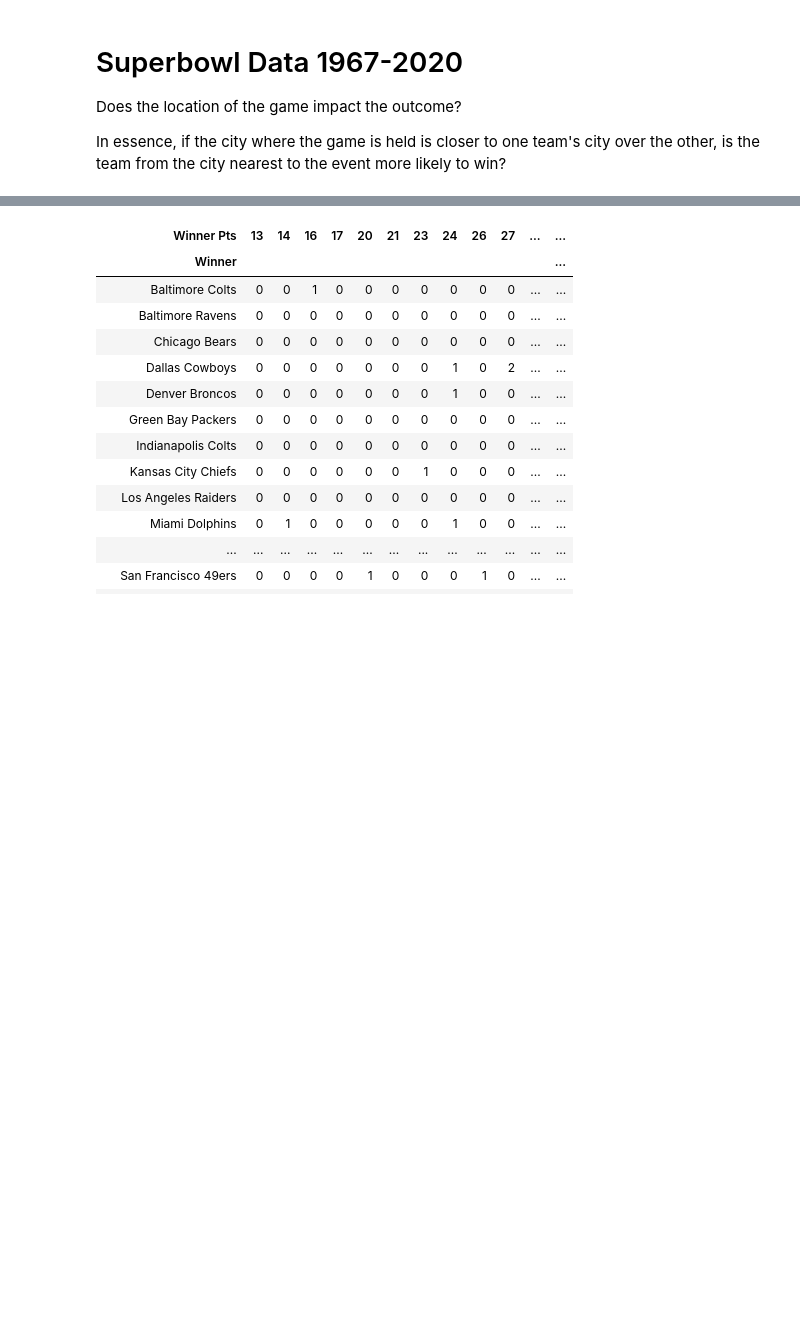
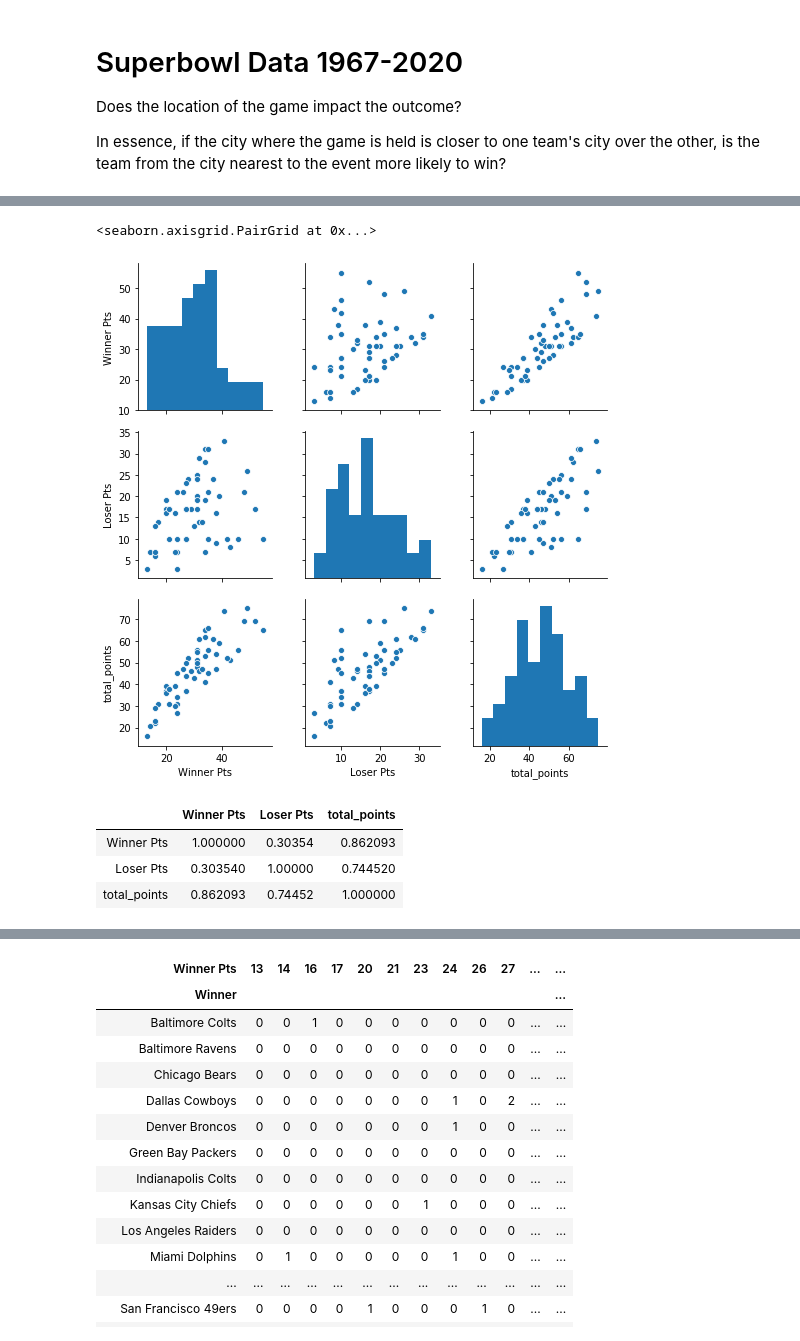
Before and after one commit to aleclhartman/python-exercises, a Jupyter notebook: superbowl_data.ipynb, the cells around one changed output, grey strips where cells are left out. Cells and saved outputs as stored; diff of their text form; code cells hidden in the pictures; blank space fills up the shorter version.

Commit message:
committing work with seaborn

```diff
--- a/superbowl_data.ipynb
+++ b/superbowl_data.ipynb
@@ -40,0 +80,12 @@ superbowl.sample(10)
+# %%
+sns.pairplot(superbowl)
+# %% [output]
+<seaborn.axisgrid.PairGrid at 0x...>
+[figure, added]
+# %%
+superbowl.corr()
+# %% [output]
+|  | Winner Pts | Loser Pts | total_points |
+| Winner Pts | 1.000000 | 0.30354 | 0.862093 |
+| Loser Pts | 0.303540 | 1.00000 | 0.744520 |
+| total_points | 0.862093 | 0.74452 | 1.000000 |
```
Also changed, not shown: parts of 8 cells of this notebook, 2 other files.
